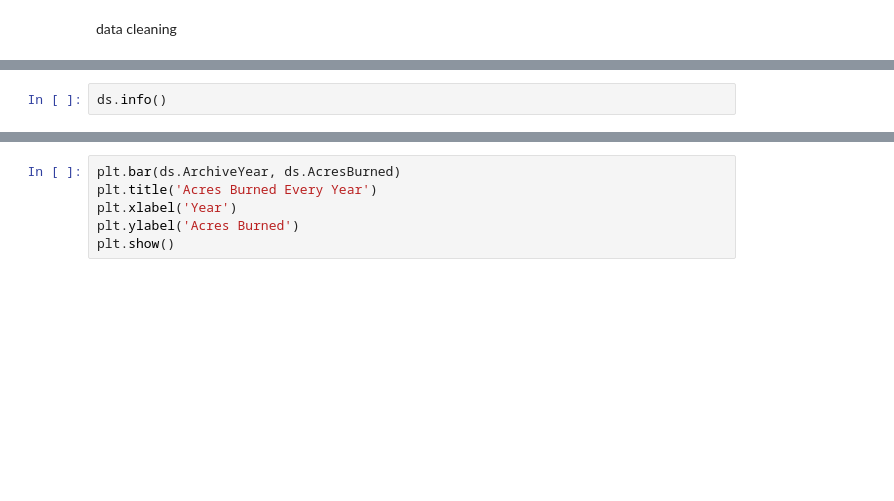
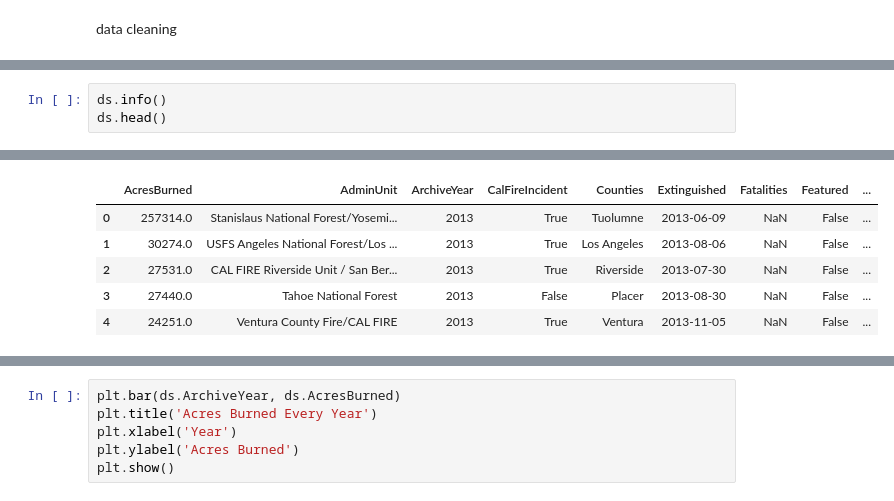
Before and after one commit to JERWIN0/BAT404_FIREMAN, a Jupyter notebook: Analysis_of_Wildfires_Occurrence_Worldwide.ipynb, the cells around one changed output, grey strips where cells are left out. Drawn from its saved outputs; the diff is of its cells as text; blank space fills up the shorter version.

```diff
--- a/Analysis_of_Wildfires_Occurrence_Worldwide.ipynb
+++ b/Analysis_of_Wildfires_Occurrence_Worldwide.ipynb
@@ -90,5 +76,6 @@ ds.head (1635)
 # %%
 ds.info()
+ds.head()
 # %% [output]
 <class 'pandas.core.frame.DataFrame'>
 RangeIndex: 1636 entries, 0 to 1635
@@ -110,3 +97,9 @@ memory usage: 134.3+ KB
+|  | AcresBurned | AdminUnit | ArchiveYear | CalFireIncident | Counties | Extinguished | Fatalities | Featured | ... |
+| 0 | 257314.0 | Stanislaus National Forest/Yosemi... | 2013 | True | Tuolumne | 2013-06-09 | NaN | False | ... |
+| 1 | 30274.0 | USFS Angeles National Forest/Los ... | 2013 | True | Los Angeles | 2013-08-06 | NaN | False | ... |
+| 2 | 27531.0 | CAL FIRE Riverside Unit / San Ber... | 2013 | True | Riverside | 2013-07-30 | NaN | False | ... |
+| 3 | 27440.0 | Tahoe National Forest | 2013 | False | Placer | 2013-08-30 | NaN | False | ... |
+| 4 | 24251.0 | Ventura County Fire/CAL FIRE | 2013 | True | Ventura | 2013-11-05 | NaN | False | ... |
 # %%
 ds.columns
 # %% [output]
```
Also changed, not shown: parts of 11 cells of this notebook.
